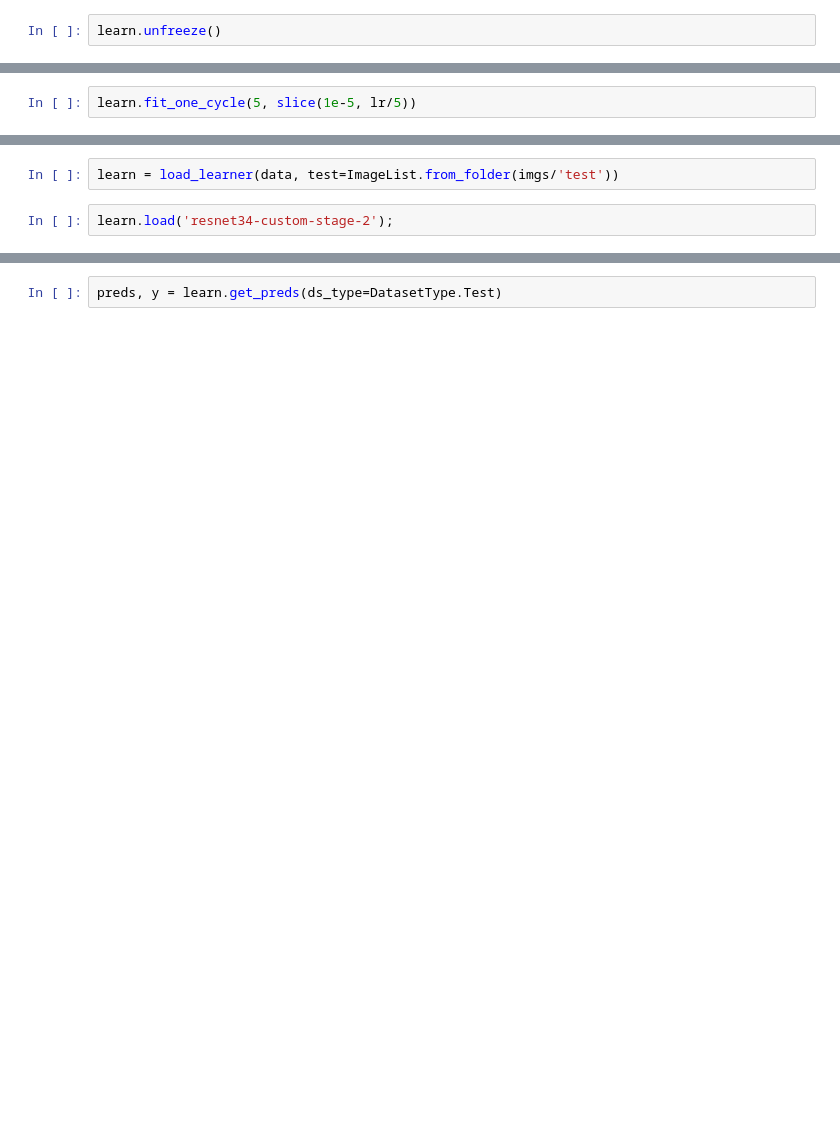
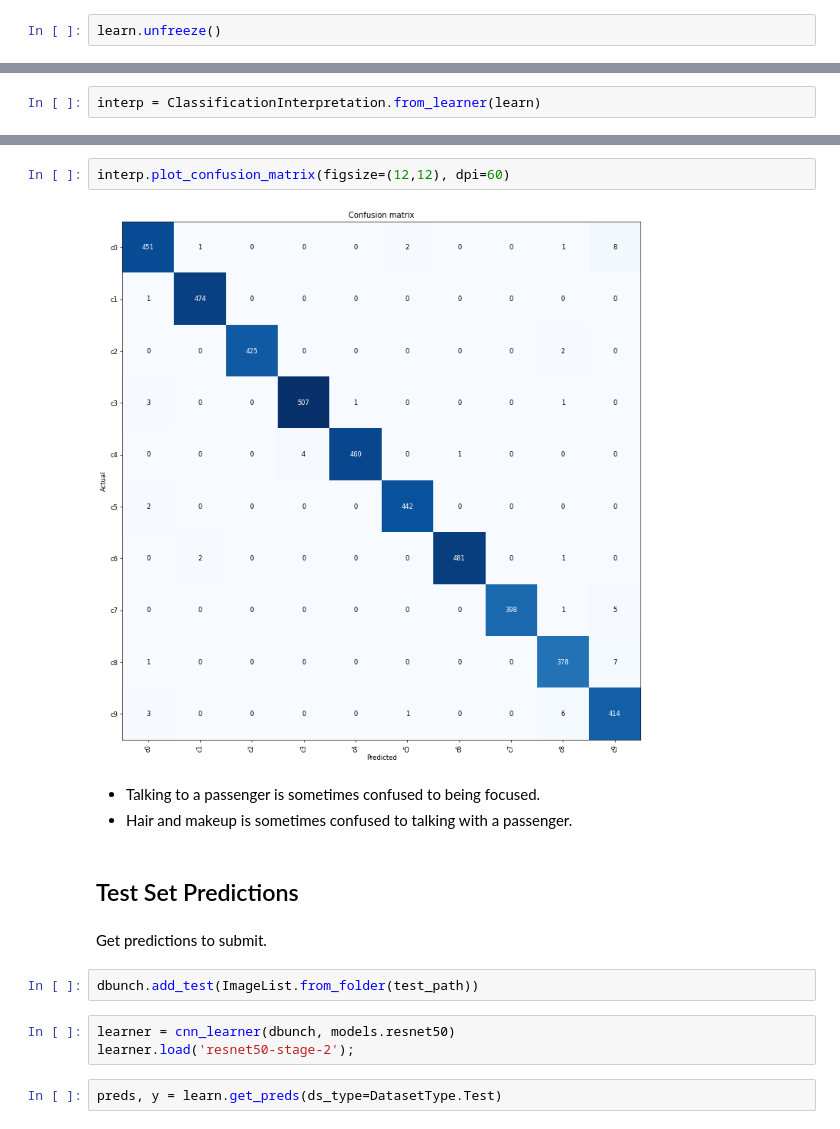
Before and after one commit to vitsalis/kaggle, a Jupyter notebook: distracted-driver/distracted-driver.ipynb, the cells around one changed output, grey strips where cells are left out. Saved outputs shown, nothing was run; the diff lists cells and outputs as text; blank space fills up the shorter version.

```diff
--- a/distracted-driver/distracted-driver.ipynb
+++ b/distracted-driver/distracted-driver.ipynb
@@ -190,2 +115,0 @@ LR Finder is complete, type {learner_name}.recorder.plot() to see the graph.
-# %%
-learn.fit_one_cycle(5, slice(1e-5, lr/5))
@@ -198,4 +115,0 @@ Aaaaaaaand get predictions.
-# %%
-learn = load_learner(data, test=ImageList.from_folder(imgs/'test'))
-# %%
-learn.load('resnet34-custom-stage-2');
@@ -201,0 +120,2 @@ learn.load('resnet34-custom-stage-2');
+# %%
+interp = ClassificationInterpretation.from_learner(learn)
@@ -202,3 +124,19 @@ learn.load('resnet34-custom-stage-2');
+# %%
+interp.plot_confusion_matrix(figsize=(12,12), dpi=60)
+# %% [output]
+[figure, added]
+# %% [markdown]
+- Talking to a passenger is sometimes confused to being focused.
+- Hair and makeup is sometimes confused to talking with a passenger.
+# %% [markdown]
+## Test Set Predictions
+# %% [markdown]
+Get predictions to submit.
+# %%
+dbunch.add_test(ImageList.from_folder(test_path))
+# %%
+learner = cnn_learner(dbunch, models.resnet50)
+learner.load('resnet50-stage-2');
 # %%
 preds, y = learn.get_preds(ds_type=DatasetType.Test)
 # %% [output]
```
Also changed, not shown: parts of 71 cells of this notebook.
